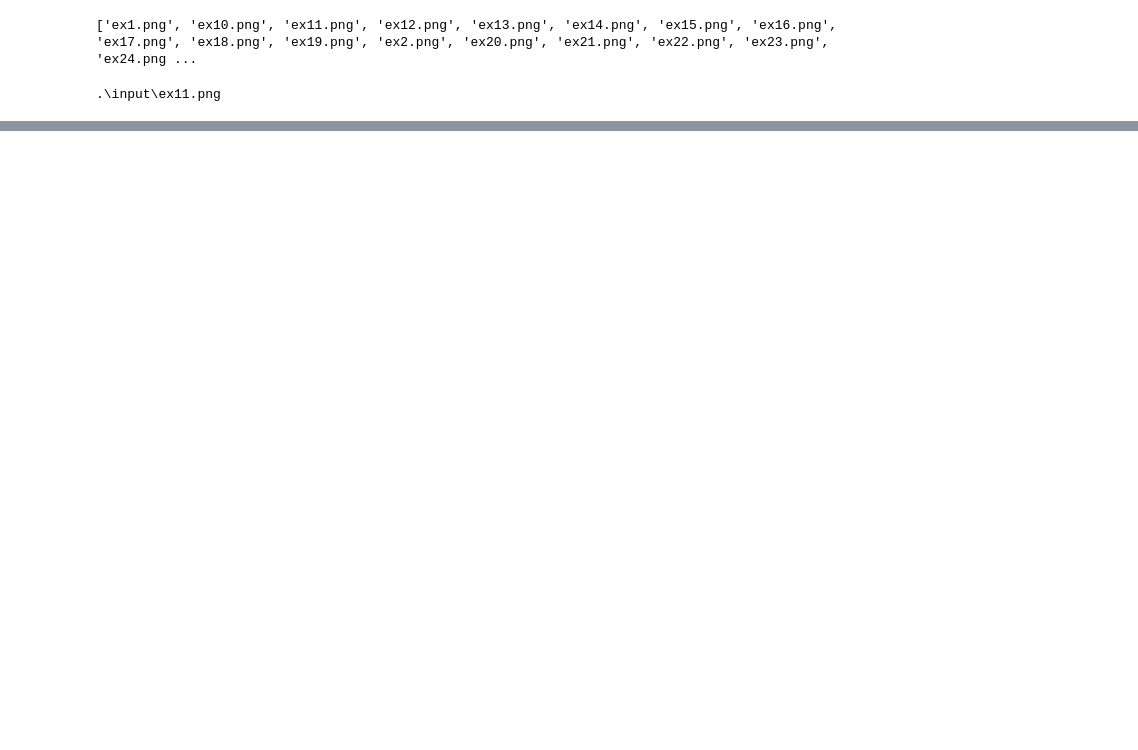
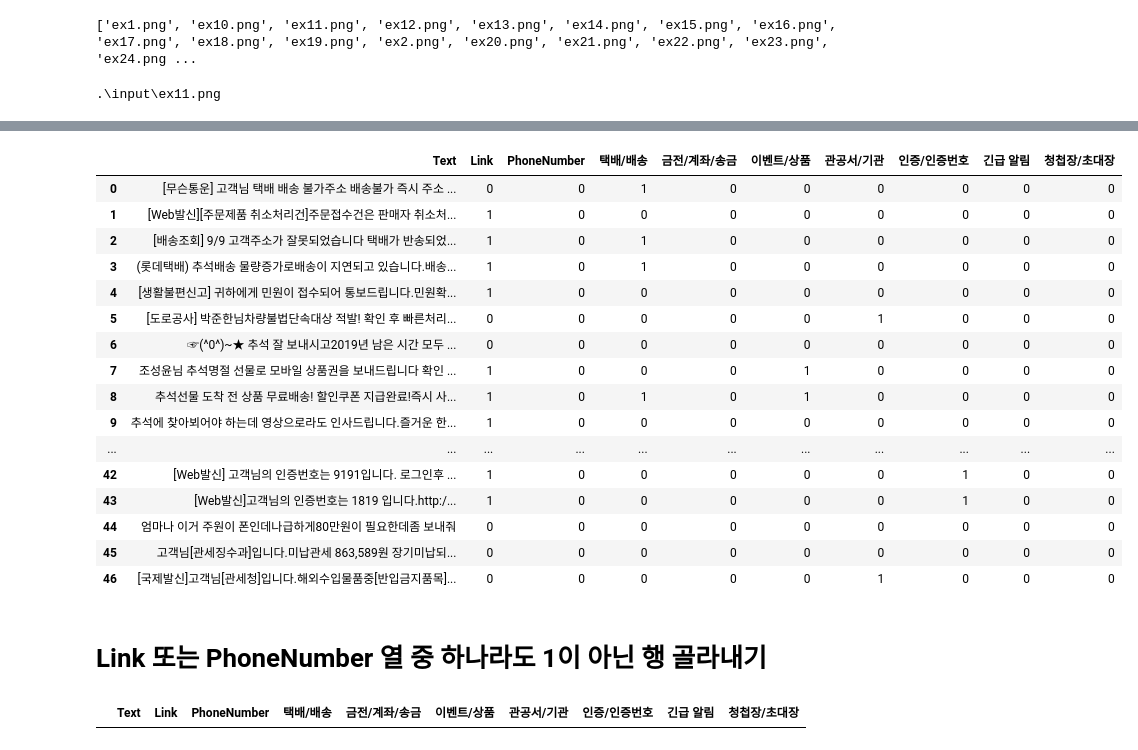
Before and after one commit to melonNamedLove/2024SSDG, a Jupyter notebook: txtmsg_image_to_text/Tesseract_test.ipynb, the cells around one changed output, grey strips where cells are left out. Drawn from its saved outputs; the diff is of its cells as text; code cells hidden in the pictures; blank space fills up the shorter version.

```diff
--- a/txtmsg_image_to_text/Tesseract_test.ipynb
+++ b/txtmsg_image_to_text/Tesseract_test.ipynb
@@ -116,0 +389,26 @@ TypeError: Index(...) must be called with a collection of some kind, 'text' was
+# %%
+file_path = './input/messages_with_features.csv'
+messagesWithFeatures = pd.read_csv(file_path)
+# %%
+messagesWithFeatures
+# %% [output]
+|  | Text | Link | PhoneNumber | 택배/배송 | 금전/계좌/송금 | 이벤트/상품 | 관공서/기관 | 인증/인증번호 | 긴급 알림 | 청첩장/초대장 |
+| 0 | [무슨통운] 고객님 택배 배송 불가주소 배송불가 즉시 주소 ... | 0 | 0 | 1 | 0 | 0 | 0 | 0 | 0 | 0 |
+| 1 | [Web발신][주문제품 취소처리건]주문접수건은 판매자 취소처... | 1 | 0 | 0 | 0 | 0 | 0 | 0 | 0 | 0 |
+| 2 | [배송조회] 9/9 고객주소가 잘못되었습니다 택배가 반송되었... | 1 | 0 | 1 | 0 | 0 | 0 | 0 | 0 | 0 |
+| 3 | (롯데택배) 추석배송 물량증가로배송이 지연되고 있습니다.배송... | 1 | 0 | 1 | 0 | 0 | 0 | 0 | 0 | 0 |
+| 4 | [생활불편신고] 귀하에게 민원이 접수되어 통보드립니다.민원확... | 1 | 0 | 0 | 0 | 0 | 0 | 0 | 0 | 0 |
+| 5 | [도로공사] 박준한님차량불법단속대상 적발! 확인 후 빠른처리... | 0 | 0 | 0 | 0 | 0 | 1 | 0 | 0 | 0 |
+| 6 | ☞(^0^)~★ 추석 잘 보내시고2019년 남은 시간 모두 ... | 0 | 0 | 0 | 0 | 0 | 0 | 0 | 0 | 0 |
+| 7 | 조성윤님 추석명절 선물로 모바일 상품권을 보내드립니다 확인 ... | 1 | 0 | 0 | 0 | 1 | 0 | 0 | 0 | 0 |
+| 8 | 추석선물 도착 전 상품 무료배송! 할인쿠폰 지급완료!즉시 사... | 1 | 0 | 1 | 0 | 1 | 0 | 0 | 0 | 0 |
+| 9 | 추석에 찾아뵈어야 하는데 영상으로라도 인사드립니다.즐거운 한... | 1 | 0 | 0 | 0 | 0 | 0 | 0 | 0 | 0 |
+| ... | ... | ... | ... | ... | ... | ... | ... | ... | ... | ... |
+| 42 | [Web발신] 고객님의 인증번호는 9191입니다. 로그인후 ... | 1 | 0 | 0 | 0 | 0 | 0 | 1 | 0 | 0 |
+| 43 | [Web발신]고객님의 인증번호는 1819 입니다.http:/... | 1 | 0 | 0 | 0 | 0 | 0 | 1 | 0 | 0 |
+| 44 | 엄마나 이거 주원이 폰인데나급하게80만원이 필요한데좀 보내줘 | 0 | 0 | 0 | 0 | 0 | 0 | 0 | 0 | 0 |
+| 45 | 고객님[관세징수과]입니다.미납관세 863,589원 장기미납되... | 0 | 0 | 0 | 0 | 0 | 0 | 0 | 0 | 0 |
+| 46 | [국제발신]고객님[관세청]입니다.해외수입물품중[반입금지품목]... | 0 | 0 | 0 | 0 | 0 | 1 | 0 | 0 | 0 |
+# %% [markdown]
+
+# Link 또는 PhoneNumber 열 중 하나라도 1이 아닌 행 골라내기
@@ -116,0 +418,4 @@ TypeError: Index(...) must be called with a collection of some kind, 'text' was
+# %%
+filtered_df
+# %% [output]
+|  | Text | Link | PhoneNumber | 택배/배송 | 금전/계좌/송금 | 이벤트/상품 | 관공서/기관 | 인증/인증번호 | 긴급 알림 | 청첩장/초대장 |
```
Also changed, not shown: parts of 30 cells of this notebook, 14 other files.
